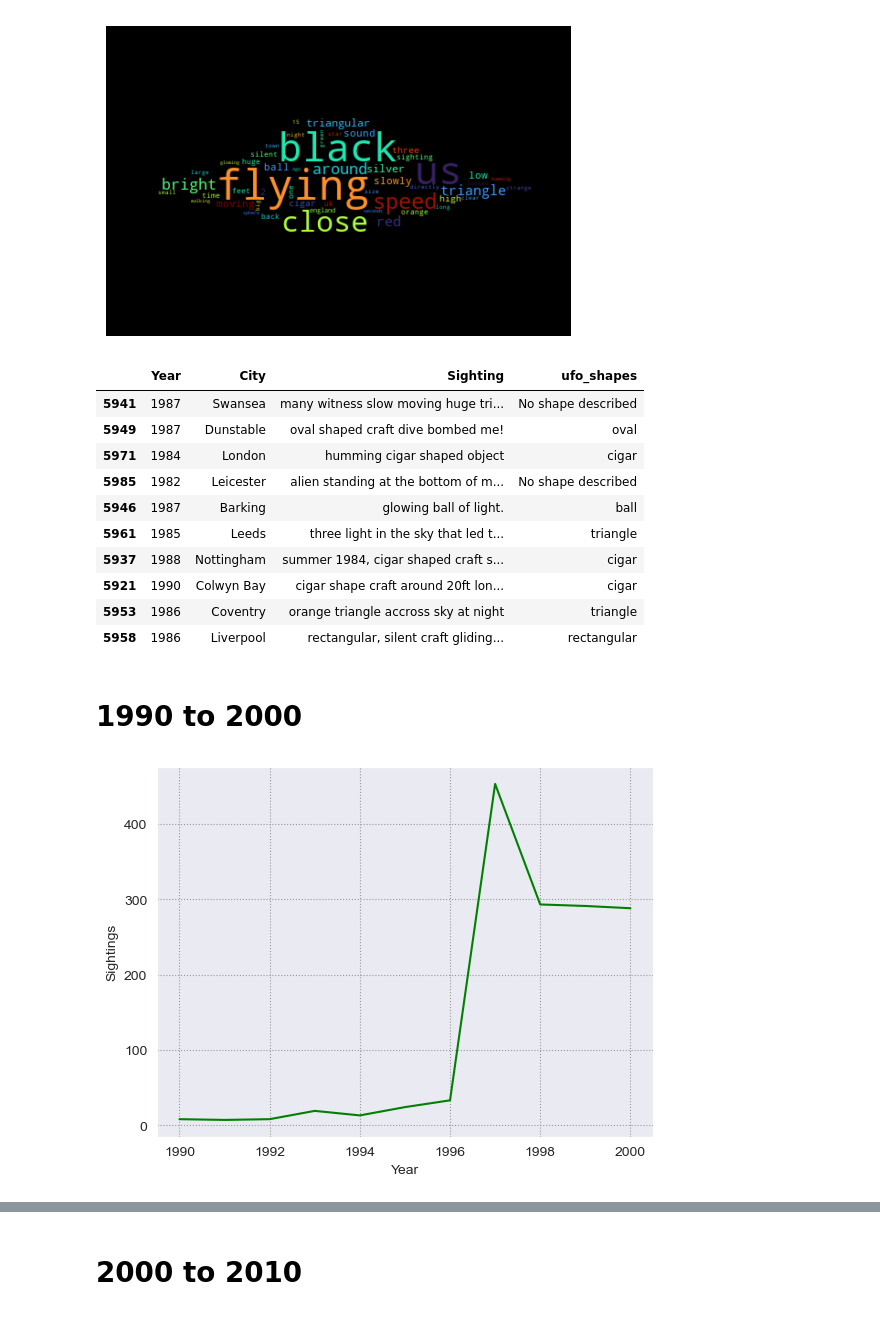
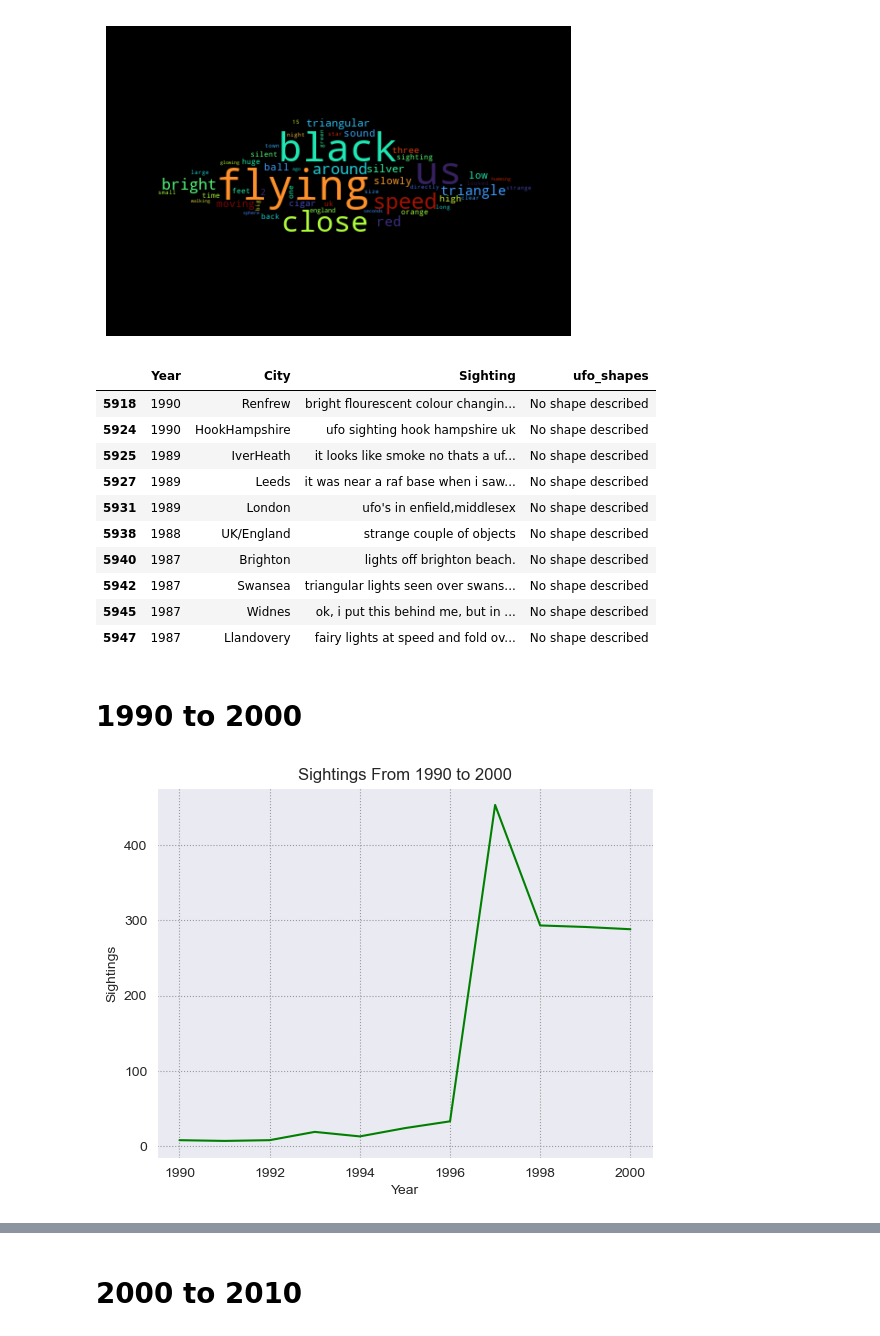
Before and after one commit to SaadCodes247/Digital-Futures-Capstone-The-UKs-UFO-History, a Jupyter notebook: src/ufo_data_analysis.ipynb, the cells around one changed output, grey strips where cells are left out. Cells and saved outputs as stored; diff of their text form; code cells hidden in the pictures.

```diff
--- a/src/ufo_data_analysis.ipynb
+++ b/src/ufo_data_analysis.ipynb
@@ -513,32 +513,33 @@ plt.show()
 # %% [output]
 [figure]
 # %%
-# Top 10 sightings with highest sentiment score from 1980 to 1990
+# Top 10 sightings with lowest sentiment score from 1980 to 1990
 
-top_sightings = df[(df['Year'] >= 1980) & (df['Year'] <= 1990)].nlargest(10, 'sentiment_score')[['Year', 'City', 'Sighting', 'ufo_shapes']]
+top_sightings = df[(df['Year'] >= 1980) & (df['Year'] <= 1990)].nsmallest(10, 'sentiment_score')[['Year', 'City', 'Sighting', 'ufo_shapes']]
 top_sightings
 # %% [output]
 |  | Year | City | Sighting | ufo_shapes |
-| 5941 | 1987 | Swansea | many witness slow moving huge tri... | No shape described |
-| 5949 | 1987 | Dunstable | oval shaped craft dive bombed me! | oval |
-| 5971 | 1984 | London | humming cigar shaped object | cigar |
-| 5985 | 1982 | Leicester | alien standing at the bottom of m... | No shape described |
-| 5946 | 1987 | Barking | glowing ball of light. | ball |
-| 5961 | 1985 | Leeds | three light in the sky that led t... | triangle |
-| 5937 | 1988 | Nottingham | summer 1984, cigar shaped craft s... | cigar |
-| 5921 | 1990 | Colwyn Bay | cigar shape craft around 20ft lon... | cigar |
-| 5953 | 1986 | Coventry | orange triangle accross sky at night | triangle |
-| 5958 | 1986 | Liverpool | rectangular, silent craft gliding... | rectangular |
+| 5918 | 1990 | Renfrew | bright flourescent colour changin... | No shape described |
+| 5924 | 1990 | HookHampshire | ufo sighting hook hampshire uk | No shape described |
+| 5925 | 1989 | IverHeath | it looks like smoke no thats a uf... | No shape described |
+| 5927 | 1989 | Leeds | it was near a raf base when i saw... | No shape described |
+| 5931 | 1989 | London | ufo's in enfield,middlesex | No shape described |
+| 5938 | 1988 | UK/England | strange couple of objects | No shape described |
+| 5940 | 1987 | Brighton | lights off brighton beach. | No shape described |
+| 5942 | 1987 | Swansea | triangular lights seen over swans... | No shape described |
+| 5945 | 1987 | Widnes | ok, i put this behind me, but in ... | No shape described |
+| 5947 | 1987 | Llandovery | fairy lights at speed and fold ov... | No shape described |
 # %% [markdown]
 # 1990 to 2000
 # %%
 df_1990_2000 = df[(df['Year'] >= 1990) & (df['Year'] <= 2000)]
 sightings_1990_2000 = df_1990_2000.groupby('Year').size().reset_index(name='Sightings')
 sns.lineplot(data=sightings_1990_2000, x='Year', y='Sightings', color='green')
 sns.set_style("darkgrid", {"grid.color": ".6", "grid.linestyle": ":"})
+plt.title('Sightings From 1990 to 2000')
 plt.show()
 # %% [output]
-[figure, old version]
+[figure, new version]
 # %%
 terms_1990_2000 = Dictionary(documents = df_1990_2000['Sighting_Tokenised'])
 terms_1990_2000_dictionary = {}
```
Also changed, not shown: parts of 8 cells of this notebook.
